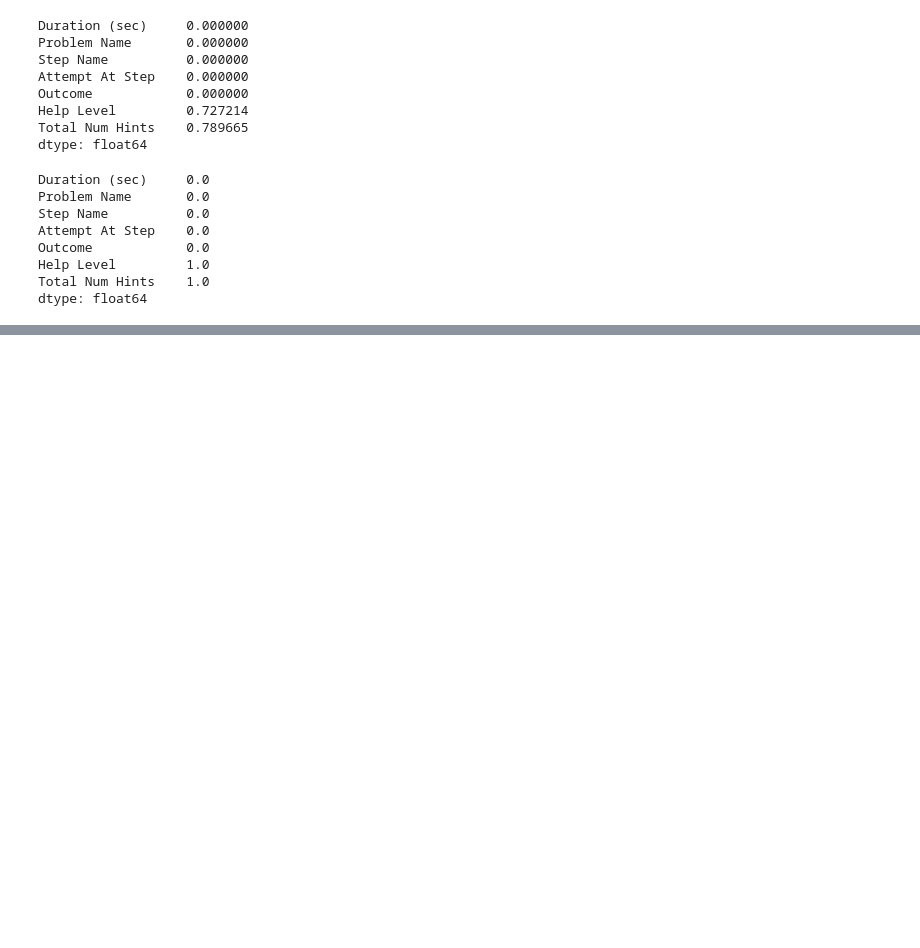
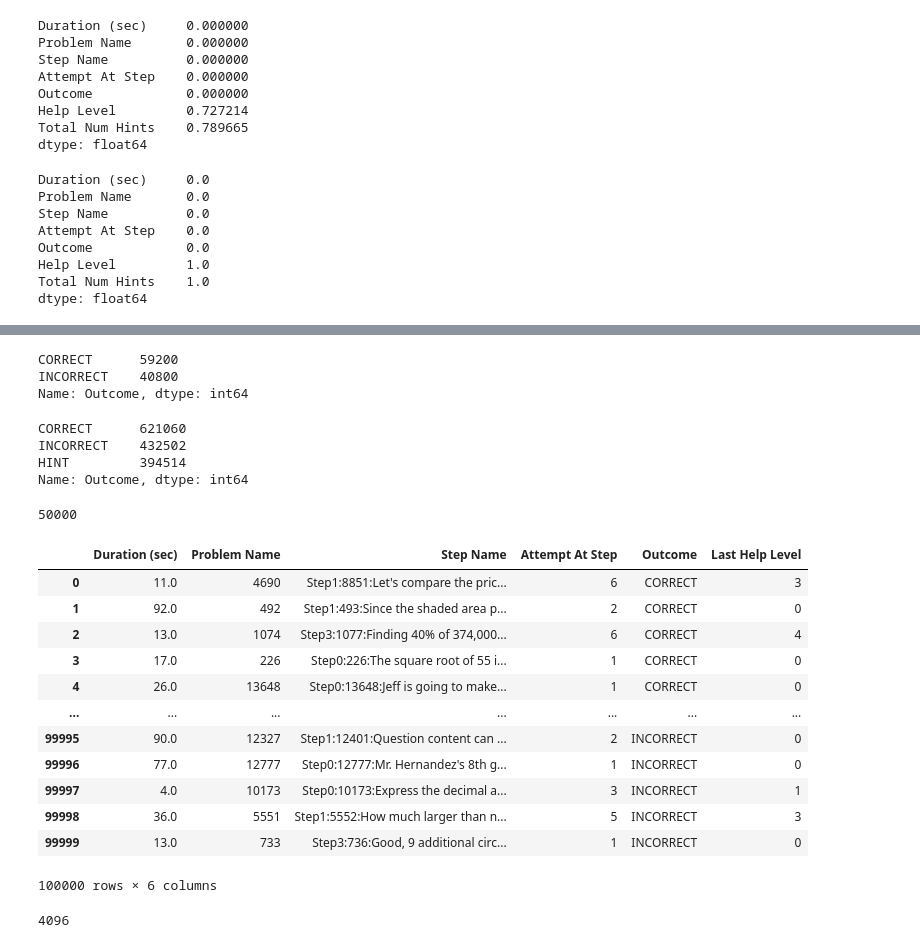
Before and after one commit to boa50/intelligent-tutoring-analysis, a Jupyter notebook: Analysis.ipynb, the cells around one changed output, grey strips where cells are left out. Saved outputs shown, nothing was run; the diff lists cells and outputs as text; code cells hidden in the pictures; blank space fills up the shorter version.

```diff
--- a/Analysis.ipynb
+++ b/Analysis.ipynb
@@ -682,0 +733,8 @@ AttributeError: 'DataFrameGroupBy' object has no attribute 'shape'
+# %%
+group_columns = ['Session Id', 'Problem Name', 'Step Name']
+
+df_cleaned['Last Help Level'] = df_cleaned.groupby(group_columns)['Help Level'].apply(lambda x: x.fillna(method='ffill'))
+df_cleaned['Last Help Level'] = df_cleaned['Last Help Level'].fillna(0)
+
+### For some reason this is not working
+# df_cleaned.loc[df_test['Outcome'] == 'HINT', 'Last Help Level'] -= 1
@@ -682,0 +750,7 @@ AttributeError: 'DataFrameGroupBy' object has no attribute 'shape'
+# %%
+### Trying to predict the success answering the questions (running the same code above)
+ml_columns = ['Duration (sec)', 'Problem Name', 'Step Name', 'Attempt At Step', 'Outcome', 'Last Help Level']
+
+df_filtered = df_cleaned[df_cleaned['Outcome'].isin(['CORRECT', 'INCORRECT'])][ml_columns]
+
+df_ml = df_filtered.sample(n=100000, replace=True, ignore_index=True, random_state=seed)
@@ -682,0 +766,47 @@ AttributeError: 'DataFrameGroupBy' object has no attribute 'shape'
+# %%
+df_ml['Outcome'].value_counts()
+# %% [output]
+CORRECT      59200
+INCORRECT    40800
+Name: Outcome, dtype: int64
+# %%
+df_cleaned['Outcome'].value_counts()
+# %% [output]
+CORRECT      621060
+INCORRECT    432502
+HINT         394514
+Name: Outcome, dtype: int64
+# %%
+### Getting the same quantity of Correct and Incorrect Outcomes
+df_correct = df_filtered[df_filtered['Outcome'] == 'CORRECT']
+df_incorrect = df_filtered[df_filtered['Outcome'] == 'INCORRECT']
+
+sample_size = 100000
+
+df_sample_correct = df_correct.sample(n=sample_size//2, replace=True, ignore_index=True, random_state=seed)
+df_sample_incorrect = df_incorrect.sample(n=sample_size//2, replace=True, ignore_index=True, random_state=seed)
+# %%
+df_sample_correct.shape[0]
+# %% [output]
+50000
+# %%
+df_ml = pd.concat([df_sample_correct, df_sample_incorrect], ignore_index=True)
+df_ml
+# %% [output]
+|  | Duration (sec) | Problem Name | Step Name | Attempt At Step | Outcome | Last Help Level |
+| 0 | 11.0 | 4690 | Step1:8851:Let's compare the pric... | 6 | CORRECT | 3 |
+| 1 | 92.0 | 492 | Step1:493:Since the shaded area p... | 2 | CORRECT | 0 |
+| 2 | 13.0 | 1074 | Step3:1077:Finding 40% of 374,000... | 6 | CORRECT | 4 |
+| 3 | 17.0 | 226 | Step0:226:The square root of 55 i... | 1 | CORRECT | 0 |
+| 4 | 26.0 | 13648 | Step0:13648:Jeff is going to make... | 1 | CORRECT | 0 |
+| ... | ... | ... | ... | ... | ... | ... |
+| 99995 | 90.0 | 12327 | Step1:12401:Question content can ... | 2 | INCORRECT | 0 |
+| 99996 | 77.0 | 12777 | Step0:12777:Mr. Hernandez's 8th g... | 1 | INCORRECT | 0 |
+| 99997 | 4.0 | 10173 | Step0:10173:Express the decimal a... | 3 | INCORRECT | 1 |
+| 99998 | 36.0 | 5551 | Step1:5552:How much larger than n... | 5 | INCORRECT | 3 |
+| 99999 | 13.0 | 733 | Step3:736:Good, 9 additional circ... | 1 | INCORRECT | 0 |
+100000 rows × 6 columns
+# %%
+df_ml['Step Name'].nunique()
+# %% [output]
+4096
```
Also changed, not shown: parts of 51 cells of this notebook.
